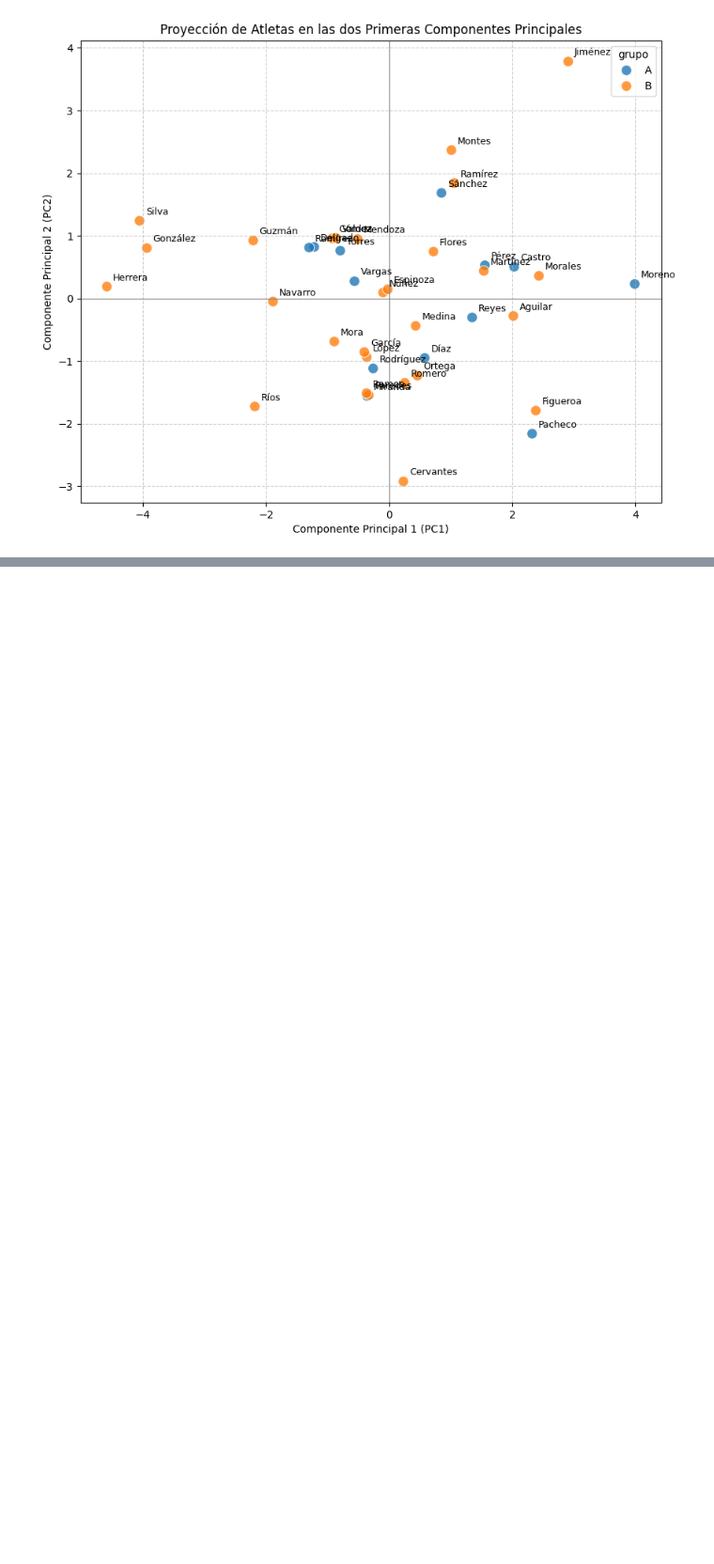
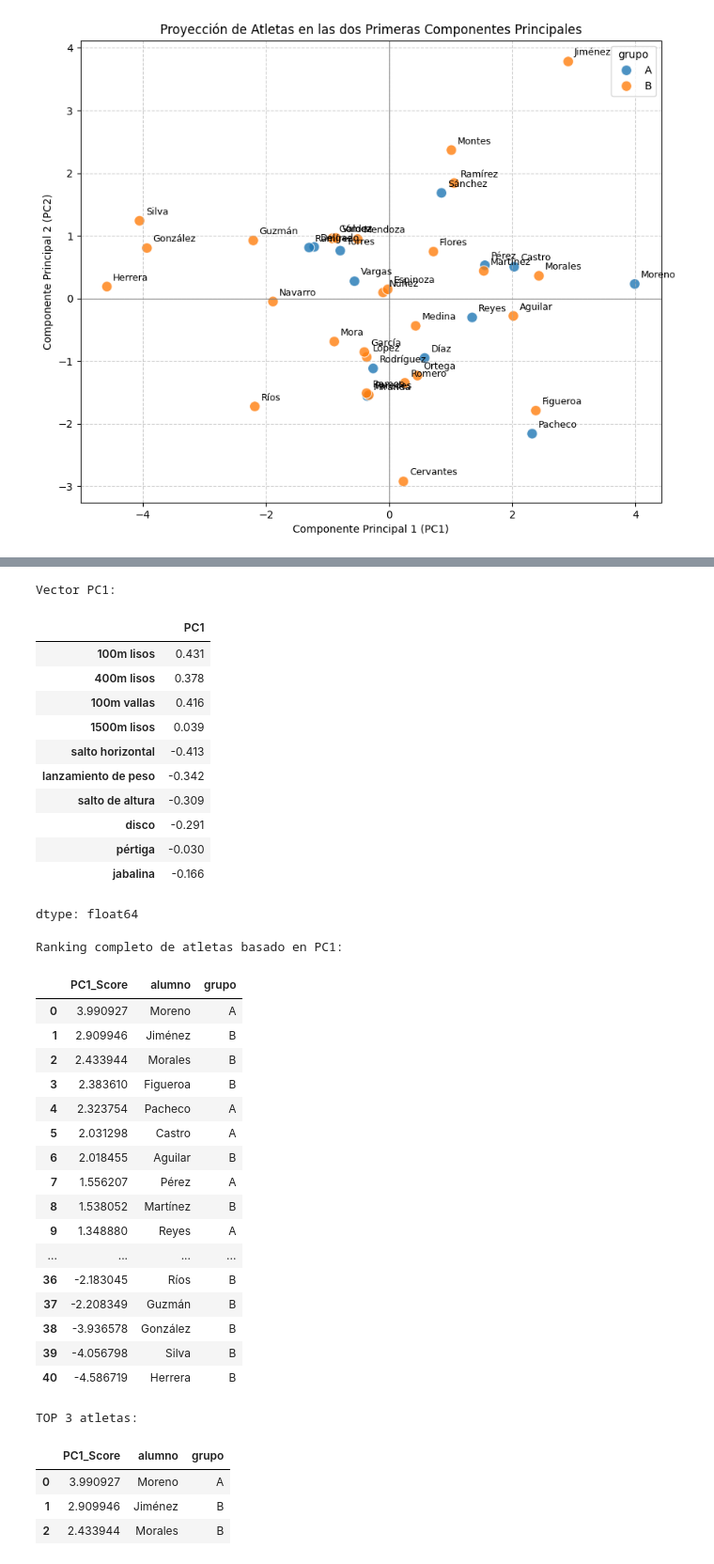
Before and after one commit to javierraneros-cell/UD2-Mineria-de-Datos---Colab-, a Jupyter notebook: Practica_UD2_ATLETAS.ipynb, the cells around one changed output, grey strips where cells are left out. Shown at 94% size. Saved outputs shown, nothing was run; the diff lists cells and outputs as text; code cells hidden in the pictures; blank space fills up the shorter version.

Commit message:
Completados todos los puntos de el problema, faltaría revisar los comentarios

```diff
--- a/Practica_UD2_ATLETAS.ipynb
+++ b/Practica_UD2_ATLETAS.ipynb
@@ -927,0 +931,71 @@ Es bastante similiar al anterior punto, solo que en este caso
+# %%
+import numpy as np
+
+# Seleccionar solo el primer autovector (PC1)
+# df_autovectores tiene la forma (n_components, n_features)
+# PC1 es la primera fila (indice 0)
+autovector_pc1 = df_autovectores.iloc[0, :]
+
+print("\nVector PC1:")
+display(autovector_pc1)
+
+# Convertir el DataFrame normalizado a un array de NumPy para la multiplicación
+df_normalizado_np = df_dataset_normalizado.to_numpy()
+
+# Realizar la proyección multiplicando la matriz de datos normalizados
+# por el vector PC1
+# (n_samples, n_features) @ (n_features,) = (n_samples,)
+projected_data_pc1 = np.dot(df_normalizado_np, autovector_pc1)
+
+# Crear un DataFrame con los datos proyectados
+df_ranking = pd.DataFrame(data=projected_data_pc1, columns=['PC1_Score'])
+
+# Añadir las columnas 'alumno' y 'grupo' del dataset original para identificar los puntos
+df_ranking['alumno'] = df_dataset['alumno']
+df_ranking['grupo'] = df_dataset['grupo']
+
+# Ordenar el ranking por la puntuación de PC1 (asumiendo que un valor más alto es mejor rendimiento)
+df_ranking_sorted = df_ranking.sort_values(by='PC1_Score', ascending=False).reset_index(drop=True)
+
+print("\nRanking completo de atletas basado en PC1:")
+display(df_ranking_sorted)
+
+print("\nTOP 3 atletas:")
+display(df_ranking_sorted.head(3))
+# %% [output]
+Vector PC1:
+|  | PC1 |
+| 100m lisos | 0.431 |
+| 400m lisos | 0.378 |
+| 100m vallas | 0.416 |
+| 1500m lisos | 0.039 |
+| salto horizontal | -0.413 |
+| lanzamiento de peso | -0.342 |
+| salto de altura | -0.309 |
+| disco | -0.291 |
+| pértiga | -0.030 |
+| jabalina | -0.166 |
+dtype: float64
+Ranking completo de atletas basado en PC1:
+|  | PC1_Score | alumno | grupo |
+| 0 | 3.990927 | Moreno | A |
+| 1 | 2.909946 | Jiménez | B |
+| 2 | 2.433944 | Morales | B |
+| 3 | 2.383610 | Figueroa | B |
+| 4 | 2.323754 | Pacheco | A |
+| 5 | 2.031298 | Castro | A |
+| 6 | 2.018455 | Aguilar | B |
+| 7 | 1.556207 | Pérez | A |
+| 8 | 1.538052 | Martínez | B |
+| 9 | 1.348880 | Reyes | A |
+| ... | ... | ... | ... |
+| 36 | -2.183045 | Ríos | B |
+| 37 | -2.208349 | Guzmán | B |
+| 38 | -3.936578 | González | B |
+| 39 | -4.056798 | Silva | B |
+| 40 | -4.586719 | Herrera | B |
+TOP 3 atletas:
+|  | PC1_Score | alumno | grupo |
+| 0 | 3.990927 | Moreno | A |
+| 1 | 2.909946 | Jiménez | B |
+| 2 | 2.433944 | Morales | B |
```
Also changed, not shown: parts of 7 cells of this notebook.
